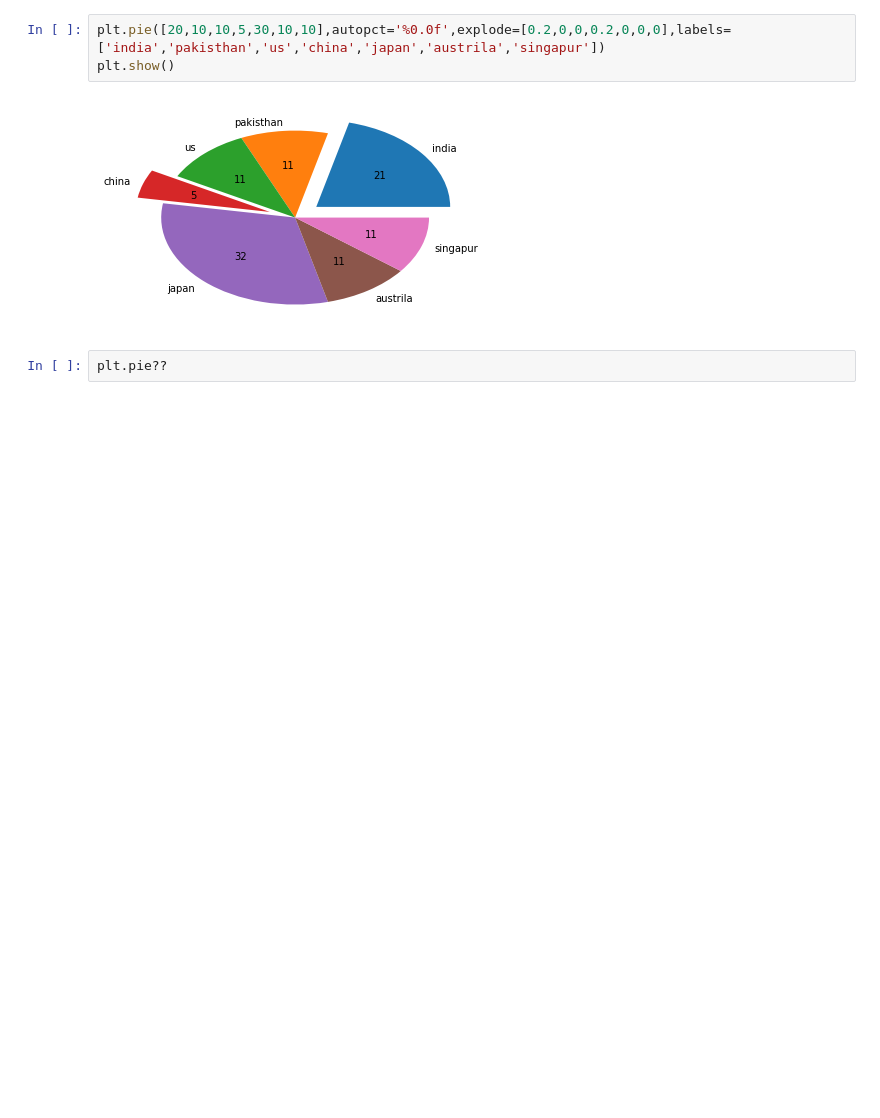
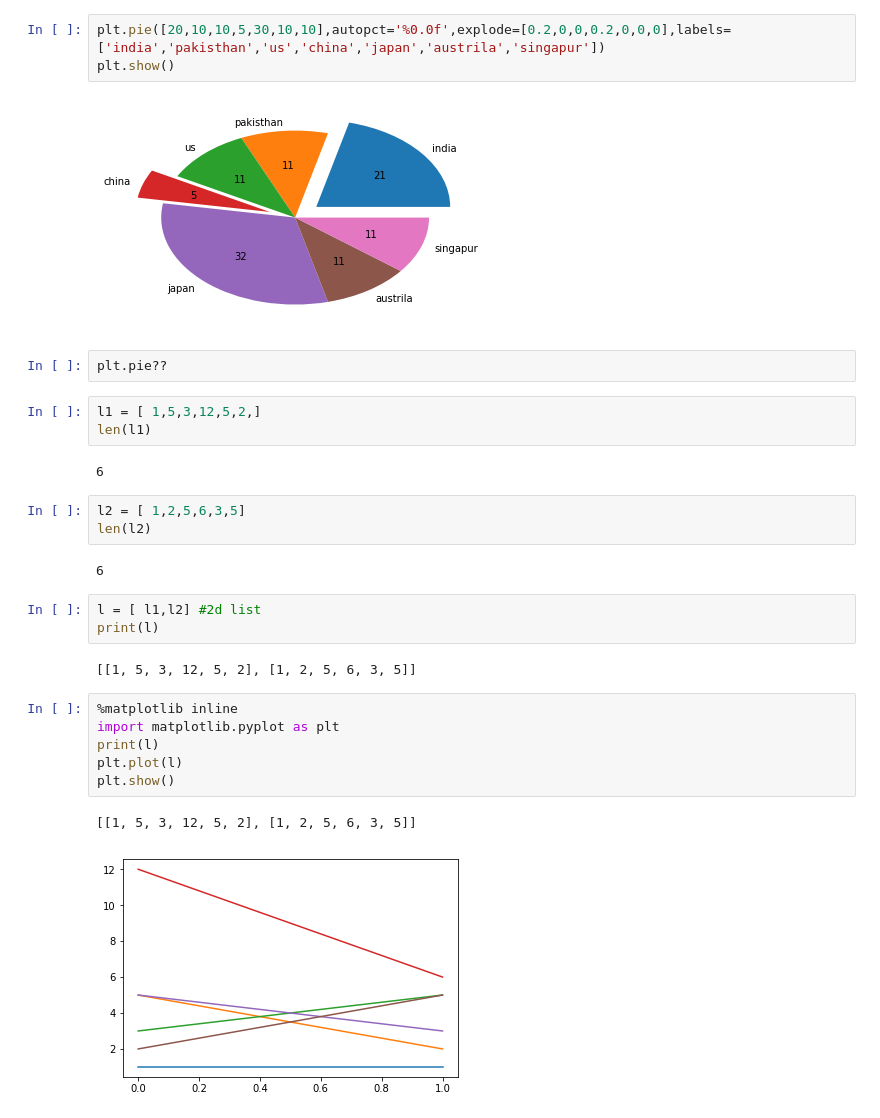
Before and after one commit to sachinyadav3496/Python_Codes, a Jupyter notebook: batch_5pm/data_sciennce/Python/numpy_matplot.ipynb, the cells around one changed output. Saved outputs shown, nothing was run; the diff lists cells and outputs as text; blank space fills up the shorter version.

Commit message:
added new code for matplot lib

```diff
--- a/batch_5pm/data_sciennce/Python/numpy_matplot.ipynb
+++ b/batch_5pm/data_sciennce/Python/numpy_matplot.ipynb
@@ -300,3 +300,27 @@ plt.show()
 [figure]
 # %%
 plt.pie??
+# %%
+l1 = [ 1,5,3,12,5,2,]
+len(l1)
+# %% [output]
+6
+# %%
+l2 = [ 1,2,5,6,3,5]
+len(l2)
+# %% [output]
+6
+# %%
+l = [ l1,l2] #2d list
+print(l)
+# %% [output]
+[[1, 5, 3, 12, 5, 2], [1, 2, 5, 6, 3, 5]]
+# %%
+%matplotlib inline
+import matplotlib.pyplot as plt
+print(l)
+plt.plot(l)
+plt.show()
+# %% [output]
+[[1, 5, 3, 12, 5, 2], [1, 2, 5, 6, 3, 5]]
+[figure, added]
```
Also changed, not shown: parts of 6 cells of this notebook, 6 other files.
